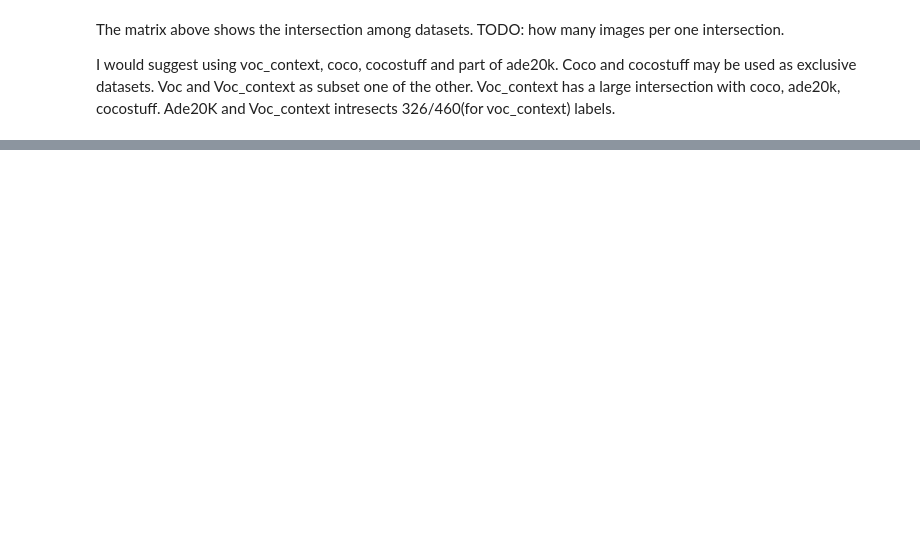
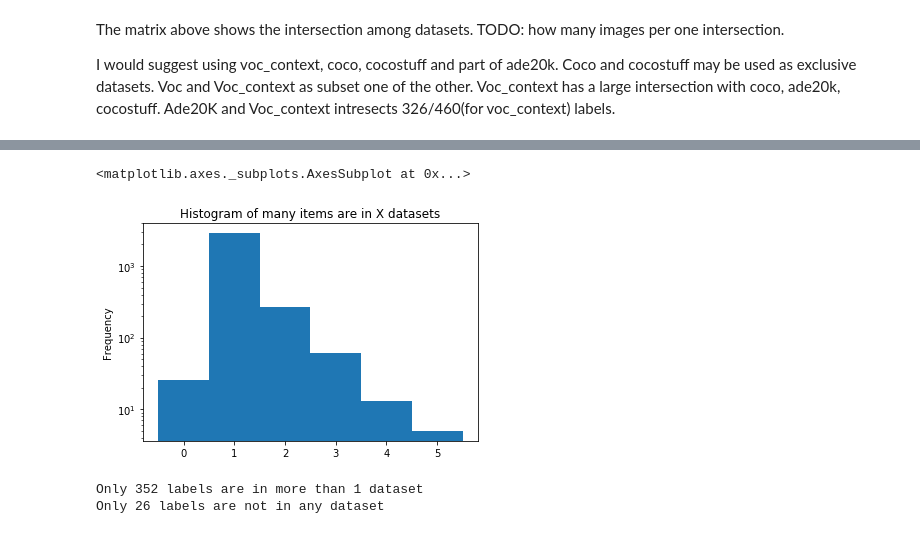
Before and after one commit to elnazavr/segmentation-datasets, a Jupyter notebook: datasets-visualization-matej.ipynb, the cells around one changed output, grey strips where cells are left out. Saved outputs shown, nothing was run; the diff lists cells and outputs as text; code cells hidden in the pictures; blank space fills up the shorter version.

```diff
--- a/datasets-visualization-matej.ipynb
+++ b/datasets-visualization-matej.ipynb
@@ -137,0 +107,11 @@ matrix
+# %%
+all_objects_df.astype(bool).sum(axis=1).plot(kind='hist', bins=np.arange(7)-0.5, log=True, title='Histogram of many items are in X datasets')
+# %% [output]
+<matplotlib.axes._subplots.AxesSubplot at 0x...>
+[figure, added]
+# %%
+print('Only {} labels are in more than 1 dataset'.format((all_objects_df.astype(bool).sum(axis=1) > 1).sum()))
+print('Only {} labels are not in any dataset'.format((all_objects_df.astype(bool).sum(axis=1) == 0).sum()))
+# %% [output]
+Only 352 labels are in more than 1 dataset
+Only 26 labels are not in any dataset
```
Also changed, not shown: parts of 21 cells of this notebook.
